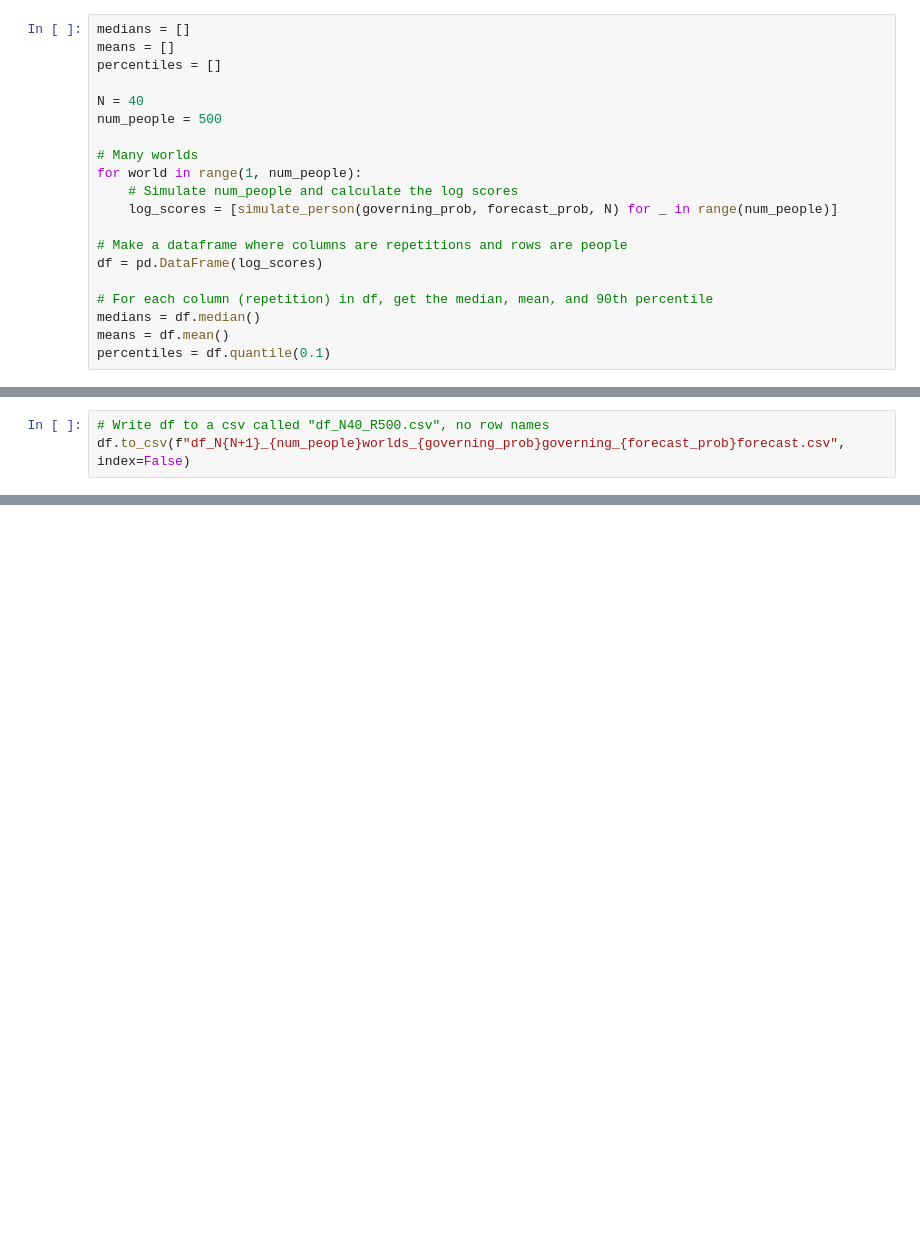
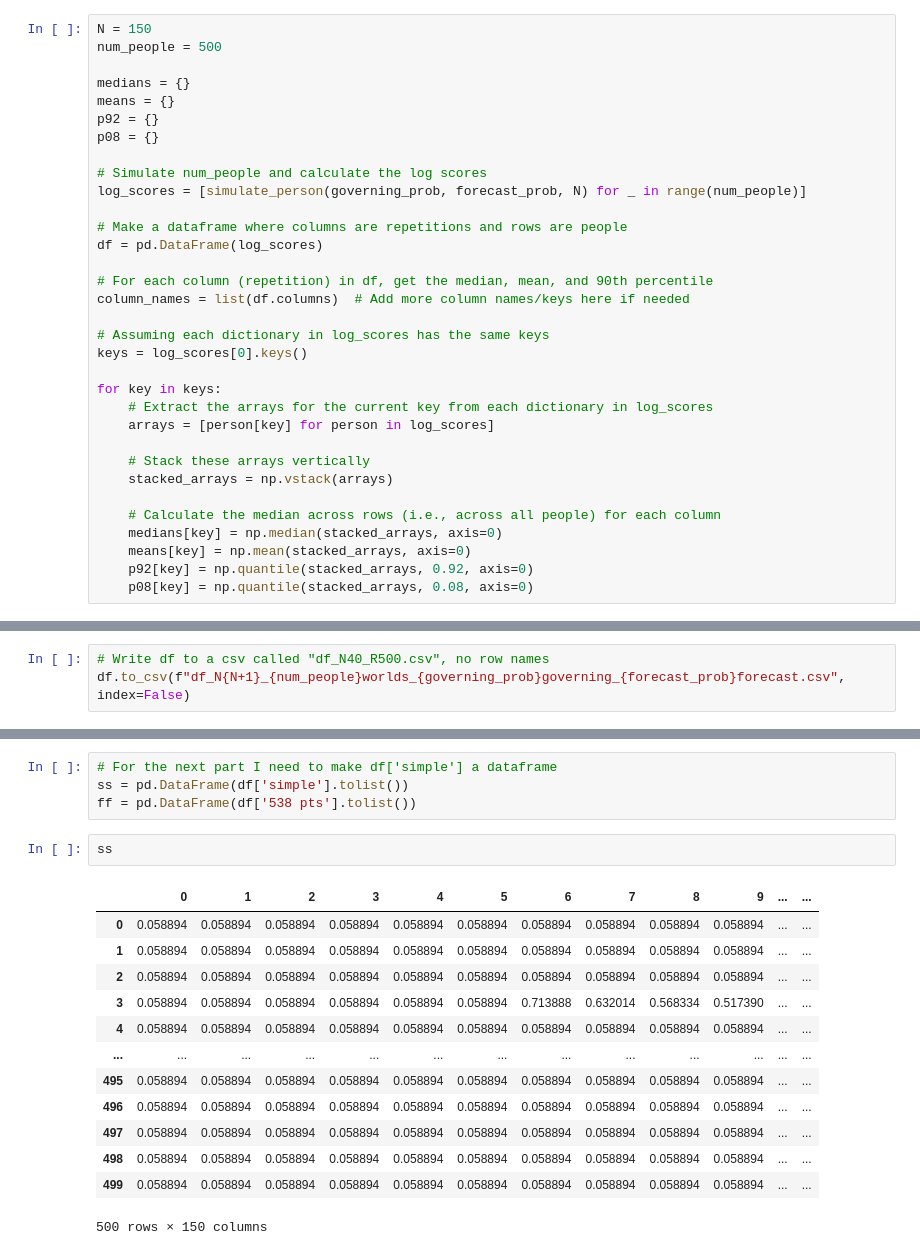
Before and after one commit to hickman-santini/local-proper, a Jupyter notebook: local_proper.ipynb, the cells around one changed output, grey strips where cells are left out. Saved outputs shown, nothing was run; the diff lists cells and outputs as text; blank space fills up the shorter version.

```diff
--- a/local_proper.ipynb
+++ b/local_proper.ipynb
@@ -26,22 +35,35 @@ np.cumsum([1,2,3,4]) / np.arange(1, 5)
 # %% [output]
 array([1. , 1.5, 2. , 2.5])
 # %%
-medians = []
-means = []
-percentiles = []
-
-N = 40
+N = 150
 num_people = 500
 
-# Many worlds
-for world in range(1, num_people):
-    # Simulate num_people and calculate the log scores
-    log_scores = [simulate_person(governing_prob, forecast_prob, N) for _ in range(num_people)]
+medians = {}
+means = {}
+p92 = {}
+p08 = {}
+
+# Simulate num_people and calculate the log scores
+log_scores = [simulate_person(governing_prob, forecast_prob, N) for _ in range(num_people)]
 
 # Make a dataframe where columns are repetitions and rows are people
 df = pd.DataFrame(log_scores)
 
 # For each column (repetition) in df, get the median, mean, and 90th percentile
-medians = df.median()
-means = df.mean()
-percentiles = df.quantile(0.1)
+column_names = list(df.columns)  # Add more column names/keys here if needed
+
+# Assuming each dictionary in log_scores has the same keys
+keys = log_scores[0].keys()
+
+for key in keys:
+    # Extract the arrays for the current key from each dictionary in log_scores
+    arrays = [person[key] for person in log_scores]
+
+    # Stack these arrays vertically
+    stacked_arrays = np.vstack(arrays)
+
+    # Calculate the median across rows (i.e., across all people) for each column
+    medians[key] = np.median(stacked_arrays, axis=0)
+    means[key] = np.mean(stacked_arrays, axis=0)
+    p92[key] = np.quantile(stacked_arrays, 0.92, axis=0)
+    p08[key] = np.quantile(stacked_arrays, 0.08, axis=0)
@@ -79,2 +128,22 @@ plt.show()
+# %%
+# For the next part I need to make df['simple'] a dataframe
+ss = pd.DataFrame(df['simple'].tolist())
+ff = pd.DataFrame(df['538 pts'].tolist())
+# %%
+ss
+# %% [output]
+|  | 0 | 1 | 2 | 3 | 4 | 5 | 6 | 7 | 8 | 9 | ... | ... |
+| 0 | 0.058894 | 0.058894 | 0.058894 | 0.058894 | 0.058894 | 0.058894 | 0.058894 | 0.058894 | 0.058894 | 0.058894 | ... | ... |
+| 1 | 0.058894 | 0.058894 | 0.058894 | 0.058894 | 0.058894 | 0.058894 | 0.058894 | 0.058894 | 0.058894 | 0.058894 | ... | ... |
+| 2 | 0.058894 | 0.058894 | 0.058894 | 0.058894 | 0.058894 | 0.058894 | 0.058894 | 0.058894 | 0.058894 | 0.058894 | ... | ... |
+| 3 | 0.058894 | 0.058894 | 0.058894 | 0.058894 | 0.058894 | 0.058894 | 0.713888 | 0.632014 | 0.568334 | 0.517390 | ... | ... |
+| 4 | 0.058894 | 0.058894 | 0.058894 | 0.058894 | 0.058894 | 0.058894 | 0.058894 | 0.058894 | 0.058894 | 0.058894 | ... | ... |
+| ... | ... | ... | ... | ... | ... | ... | ... | ... | ... | ... | ... | ... |
+| 495 | 0.058894 | 0.058894 | 0.058894 | 0.058894 | 0.058894 | 0.058894 | 0.058894 | 0.058894 | 0.058894 | 0.058894 | ... | ... |
+| 496 | 0.058894 | 0.058894 | 0.058894 | 0.058894 | 0.058894 | 0.058894 | 0.058894 | 0.058894 | 0.058894 | 0.058894 | ... | ... |
+| 497 | 0.058894 | 0.058894 | 0.058894 | 0.058894 | 0.058894 | 0.058894 | 0.058894 | 0.058894 | 0.058894 | 0.058894 | ... | ... |
+| 498 | 0.058894 | 0.058894 | 0.058894 | 0.058894 | 0.058894 | 0.058894 | 0.058894 | 0.058894 | 0.058894 | 0.058894 | ... | ... |
+| 499 | 0.058894 | 0.058894 | 0.058894 | 0.058894 | 0.058894 | 0.058894 | 0.058894 | 0.058894 | 0.058894 | 0.058894 | ... | ... |
+500 rows × 150 columns
 # %%
 # On top of that, plot faintly all the log score dots (df) individually, in a column for each N
```
Also changed, not shown: parts of 13 cells of this notebook, 4 other files.
